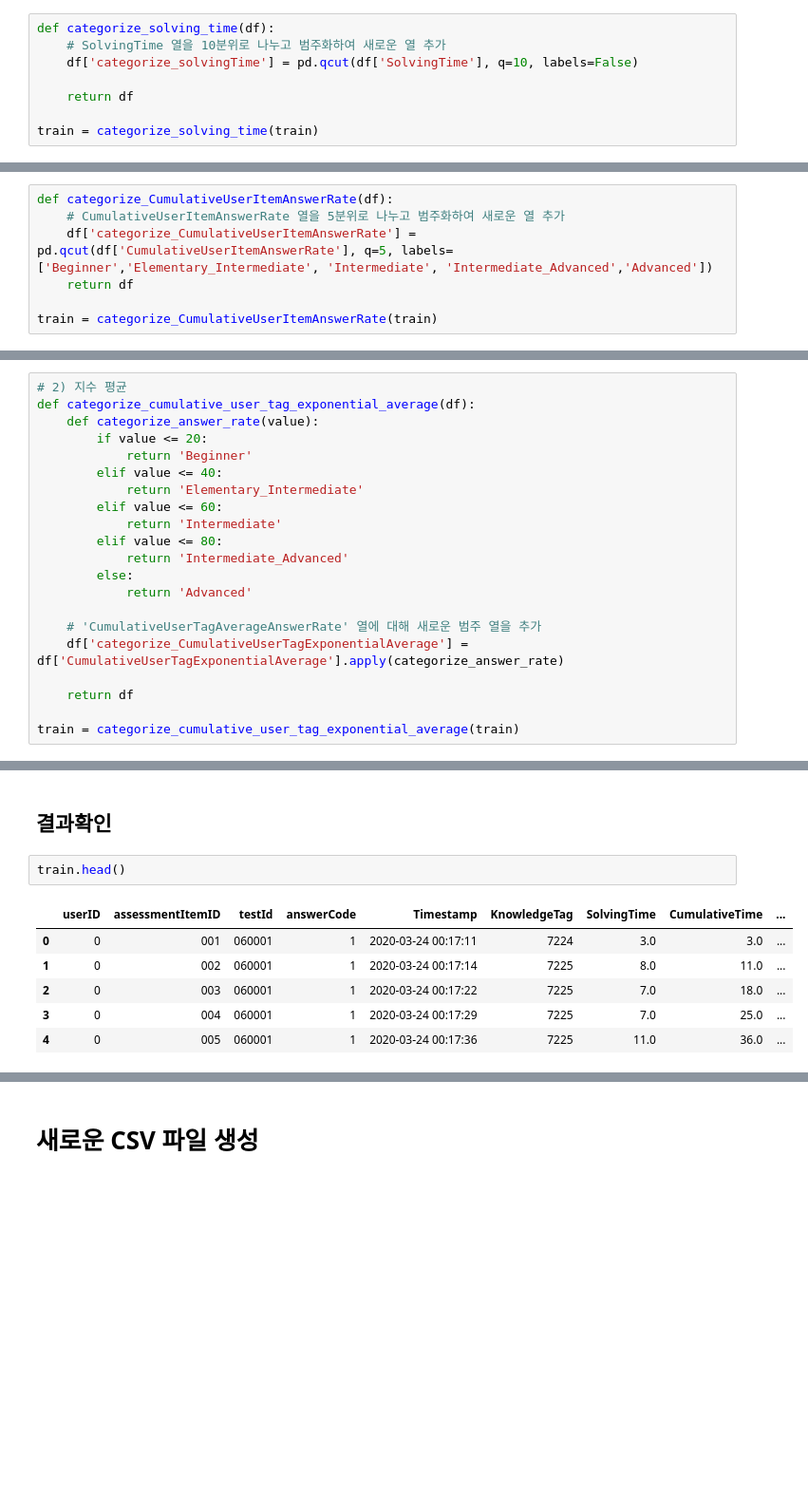
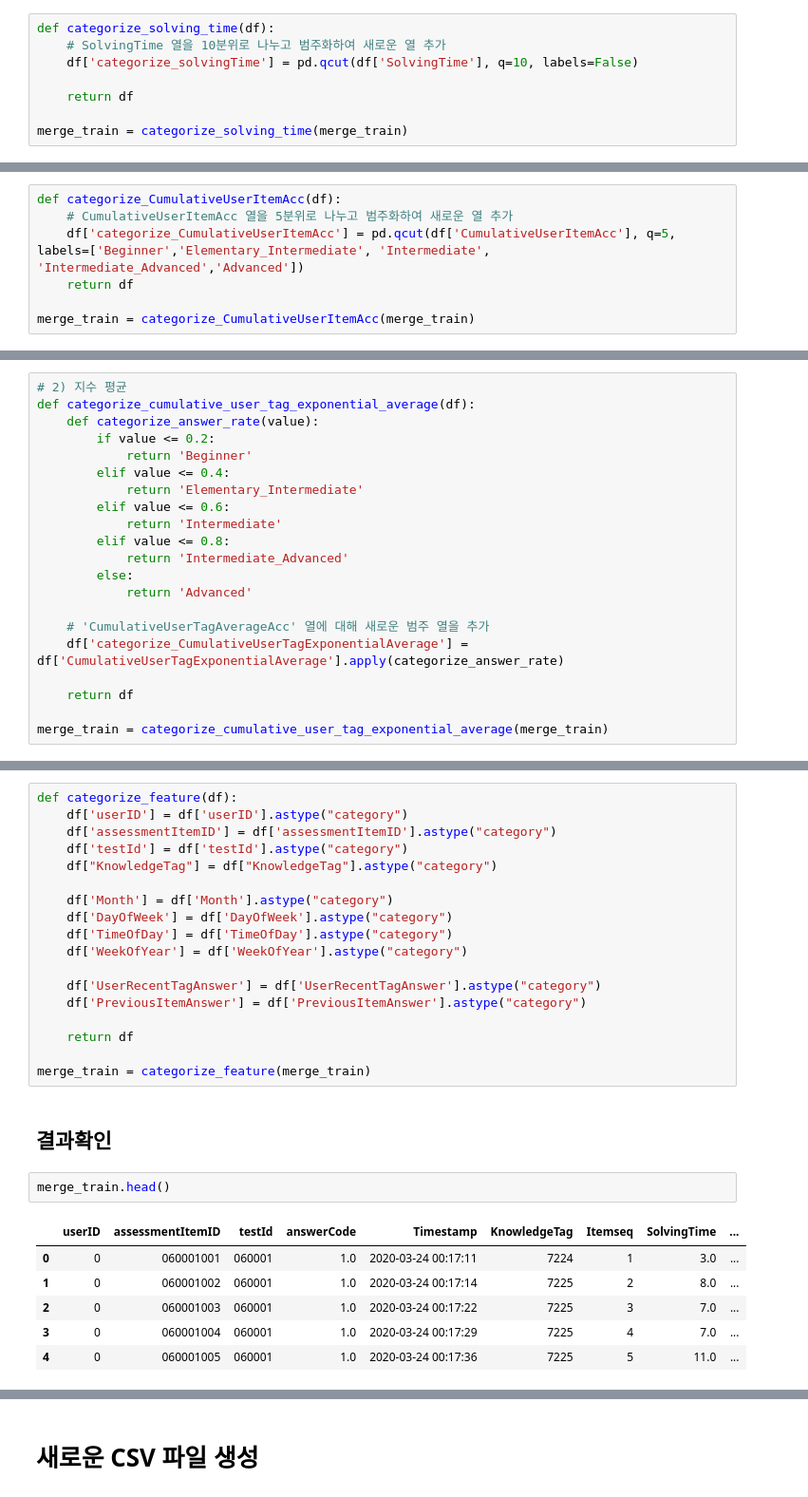
Before and after one commit to boostcampaitech6/level2-dkt-recsys-06, a Jupyter notebook: DKT_EDA.ipynb, the cells around one changed output, grey strips where cells are left out. Shown: that part at 95% size. Drawn from its saved outputs; the diff is of its cells as text; blank space fills up the shorter version.

Commit message:
EDA: v.8, update LGBM_Train

```diff
--- a/DKT_EDA.ipynb
+++ b/DKT_EDA.ipynb
@@ -744,7 +828,7 @@ def categorize_solving_time(df):
 
     return df
 
-train = categorize_solving_time(train)
+merge_train = categorize_solving_time(merge_train)
 # %% [markdown]
 ## 2) 문제 난이도 범주화
 범주화해서 새로 열 생성
@@ -840,12 +921,12 @@ plt.show()
 ## 5) User 전체 정답률 범주화
 유저의 누적 정답률을 바탕으로 지식수준 범주화
 # %%
-def categorize_CumulativeUserItemAnswerRate(df):
-    # CumulativeUserItemAnswerRate 열을 5분위로 나누고 범주화하여 새로운 열 추가
-    df['categorize_CumulativeUserItemAnswerRate'] = pd.qcut(df['CumulativeUserItemAnswerRate'], q=5, labels=['Beginner','Elementary_Intermediate', 'Intermediate', 'Intermediate_Advanced','Advanced'])
+def categorize_CumulativeUserItemAcc(df):
+    # CumulativeUserItemAcc 열을 5분위로 나누고 범주화하여 새로운 열 추가
+    df['categorize_CumulativeUserItemAcc'] = pd.qcut(df['CumulativeUserItemAcc'], q=5, labels=['Beginner','Elementary_Intermediate', 'Intermediate', 'Intermediate_Advanced','Advanced'])
     return df
 
-train = categorize_CumulativeUserItemAnswerRate(train)
+merge_train = categorize_CumulativeUserItemAcc(merge_train)
 # %% [markdown]
 ## 시각화를 통한 EDA 결과 확인
 # %%
@@ -893,23 +973,23 @@ train = categorize_cumulative_user_tag_average_answer_rate(train)
 # 2) 지수 평균
 def categorize_cumulative_user_tag_exponential_average(df):
     def categorize_answer_rate(value):
-        if value <= 20:
+        if value <= 0.2:
             return 'Beginner'
-        elif value <= 40:
+        elif value <= 0.4:
             return 'Elementary_Intermediate'
-        elif value <= 60:
+        elif value <= 0.6:
             return 'Intermediate'
-        elif value <= 80:
+        elif value <= 0.8:
             return 'Intermediate_Advanced'
         else:
             return 'Advanced'
 
-    # 'CumulativeUserTagAverageAnswerRate' 열에 대해 새로운 범주 열을 추가
+    # 'CumulativeUserTagAverageAcc' 열에 대해 새로운 범주 열을 추가
     df['categorize_CumulativeUserTagExponentialAverage'] = df['CumulativeUserTagExponentialAverage'].apply(categorize_answer_rate)
 
     return df
 
-train = categorize_cumulative_user_tag_exponential_average(train)
+merge_train = categorize_cumulative_user_tag_exponential_average(merge_train)
 # %% [markdown]
 ## 시각화를 통한 EDA 결과 확인
 # %%
@@ -951,11 +1033,29 @@ plt.show()
+# %%
+def categorize_feature(df):
+    df['userID'] = df['userID'].astype("category")
+    df['assessmentItemID'] = df['assessmentItemID'].astype("category")
+    df['testId'] = df['testId'].astype("category")
+    df["KnowledgeTag"] = df["KnowledgeTag"].astype("category")
+
+    df['Month'] = df['Month'].astype("category")
+    df['DayOfWeek'] = df['DayOfWeek'].astype("category")
+    df['TimeOfDay'] = df['TimeOfDay'].astype("category")
+    df['WeekOfYear'] = df['WeekOfYear'].astype("category")
+
+    df['UserRecentTagAnswer'] = df['UserRecentTagAnswer'].astype("category")
+    df['PreviousItemAnswer'] = df['PreviousItemAnswer'].astype("category")
+
+    return df
+
+merge_train = categorize_feature(merge_train)
 # %% [markdown]
 ## 결과확인
 # %%
-train.head()
+merge_train.head()
 # %% [output]
-|  | userID | assessmentItemID | testId | answerCode | Timestamp | KnowledgeTag | SolvingTime | CumulativeTime | ... |
-| 0 | 0 | 001 | 060001 | 1 | 2020-03-24 00:17:11 | 7224 | 3.0 | 3.0 | ... |
-| 1 | 0 | 002 | 060001 | 1 | 2020-03-24 00:17:14 | 7225 | 8.0 | 11.0 | ... |
-| 2 | 0 | 003 | 060001 | 1 | 2020-03-24 00:17:22 | 7225 | 7.0 | 18.0 | ... |
-| 3 | 0 | 004 | 060001 | 1 | 2020-03-24 00:17:29 | 7225 | 7.0 | 25.0 | ... |
-| 4 | 0 | 005 | 060001 | 1 | 2020-03-24 00:17:36 | 7225 | 11.0 | 36.0 | ... |
+|  | userID | assessmentItemID | testId | answerCode | Timestamp | KnowledgeTag | Itemseq | SolvingTime | ... |
+| 0 | 0 | 060001001 | 060001 | 1.0 | 2020-03-24 00:17:11 | 7224 | 1 | 3.0 | ... |
+| 1 | 0 | 060001002 | 060001 | 1.0 | 2020-03-24 00:17:14 | 7225 | 2 | 8.0 | ... |
+| 2 | 0 | 060001003 | 060001 | 1.0 | 2020-03-24 00:17:22 | 7225 | 3 | 7.0 | ... |
+| 3 | 0 | 060001004 | 060001 | 1.0 | 2020-03-24 00:17:29 | 7225 | 4 | 7.0 | ... |
+| 4 | 0 | 060001005 | 060001 | 1.0 | 2020-03-24 00:17:36 | 7225 | 5 | 11.0 | ... |
```
Also changed, not shown: parts of 58 cells of this notebook, 2 other files.
